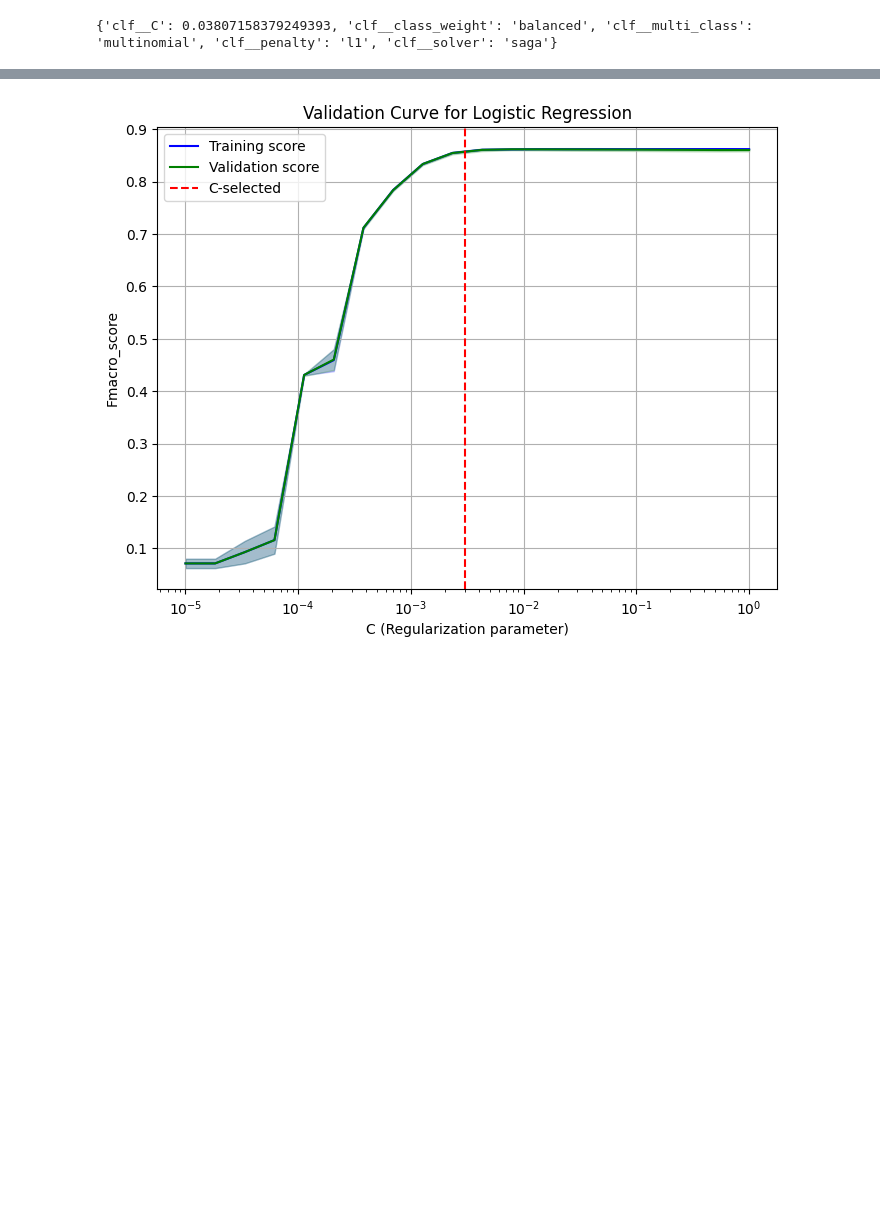
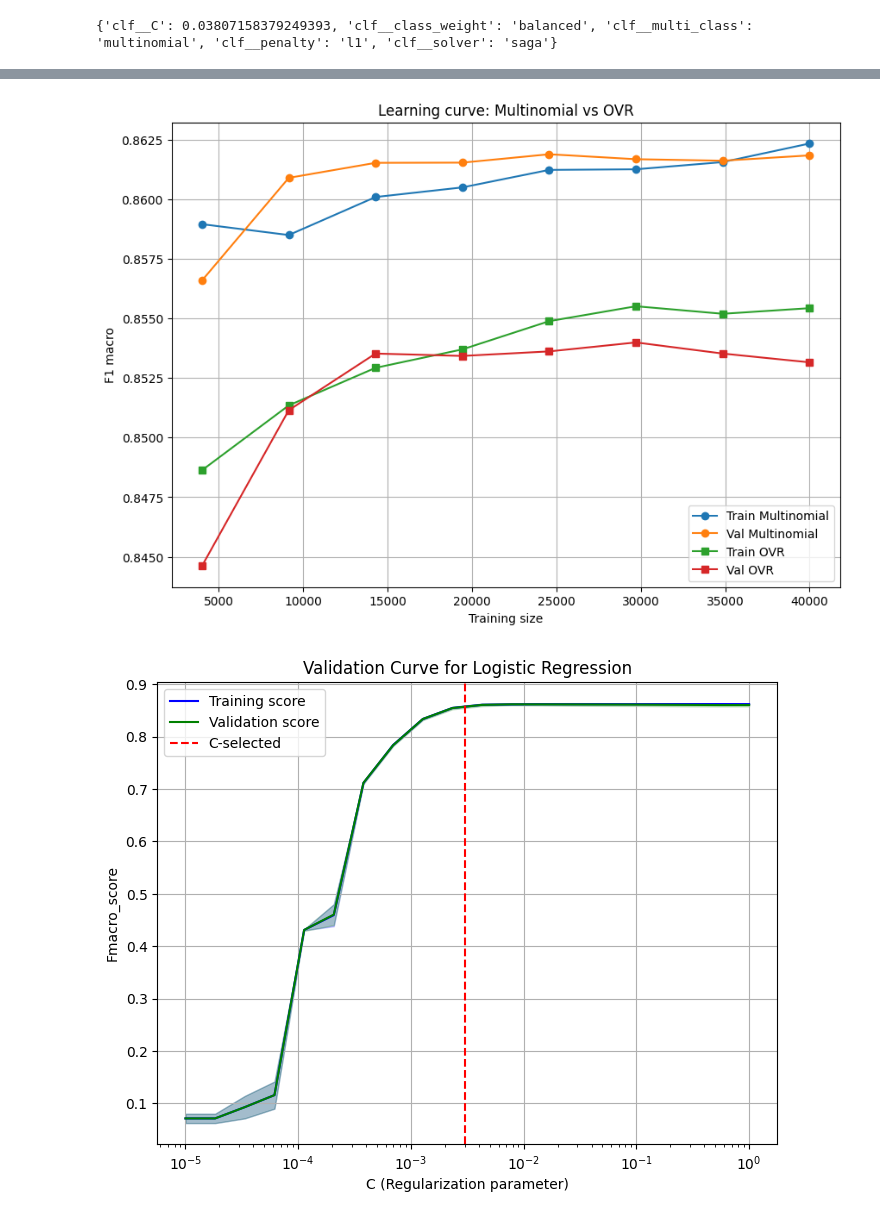
Before and after one commit to maisaarial/proyecto-machine-learning, a Jupyter notebook: Clasificacion.ipynb, the cells around one changed output, grey strips where cells are left out. Drawn from its saved outputs; the diff is of its cells as text; code cells hidden in the pictures; blank space fills up the shorter version.

```diff
--- a/Clasificacion.ipynb
+++ b/Clasificacion.ipynb
@@ -563,0 +562,80 @@ Fbeta CV — media: 0.8615, std: 0.0017
+# %%
+import numpy as np
+import matplotlib.pyplot as plt
+from sklearn.model_selection import learning_curve
+from sklearn.linear_model import LogisticRegression
+
+def compare_multinomial_ovr(X, y, C, class_weight, penalty):
+
+    # --- two models with identical parameters except multiclass ---
+    model_multi = Pipeline([
+    ('preproc', preprocessor),
+    ('clf', LogisticRegression(
+        C=C,
+        penalty=penalty,
+        class_weight=class_weight,
+        solver="saga",
+        multi_class="multinomial",
+        max_iter=800
+    ))
+    ])
+
+
+    model_ovr = Pipeline([
+    ('preproc', preprocessor),
+    ('clf', LogisticRegression(
+        C=C,
+        penalty=penalty,
+        class_weight=class_weight,
+        solver="saga",
+        multi_class="ovr",
+        max_iter=800
+    ))
+    ])
+
+    # --- get learning curves ---
+    sizes = np.linspace(0.1, 1.0, 8)
+
+    train_sizes_m, train_scores_m, val_scores_m = learning_curve(
+        model_multi, X, y,
+        cv=3, train_sizes=sizes,
+        scoring="f1_macro", shuffle=True, random_state=42
+    )
+
+    train_sizes_o, train_scores_o, val_scores_o = learning_curve(
+        model_ovr, X, y,
+        cv=3, train_sizes=sizes,
+        scoring="f1_macro", shuffle=True, random_state=42
+    )
+
+    # --- mean curves ---
+    tm = train_scores_m.mean(axis=1)
+    vm = val_scores_m.mean(axis=1)
+    to = train_scores_o.mean(axis=1)
+    vo = val_scores_o.mean(axis=1)
+
+    # --- plot ---
+    plt.figure(figsize=(10,7))
+    plt.plot(train_sizes_m, tm, '-o', label="Train Multinomial")
+    plt.plot(train_sizes_m, vm, '-o', label="Val Multinomial")
+    plt.plot(train_sizes_o, to, '-s', label="Train OVR")
+    plt.plot(train_sizes_o, vo, '-s', label="Val OVR")
+
+    plt.xlabel("Training size")
+    plt.ylabel("F1 macro")
+    plt.title("Learning curve: Multinomial vs OVR")
+    plt.grid(True)
+    plt.legend()
+    plt.show()
+
+
+# ---- Example usage with your params ----
+params = {"C": 0.03807158379249393,
+          "class_weight": "balanced",
+          "penalty": "l1"}
+
+compare_multinomial_ovr(X_train, y_train,
+                        C=params["C"],
+                        class_weight=params["class_weight"],
+                        penalty=params["penalty"])
+# %% [output]
@@ -564,3 +659,4 @@ Fbeta CV — media: 0.8615, std: 0.0017
+[figure, added]
 # %%
 param_range = np.logspace(-5, 0, 20)
 # Use the model class from your RandomSearchCV (e.g., SVC)
```
Also changed, not shown: parts of 22 cells of this notebook, 5 other files.
